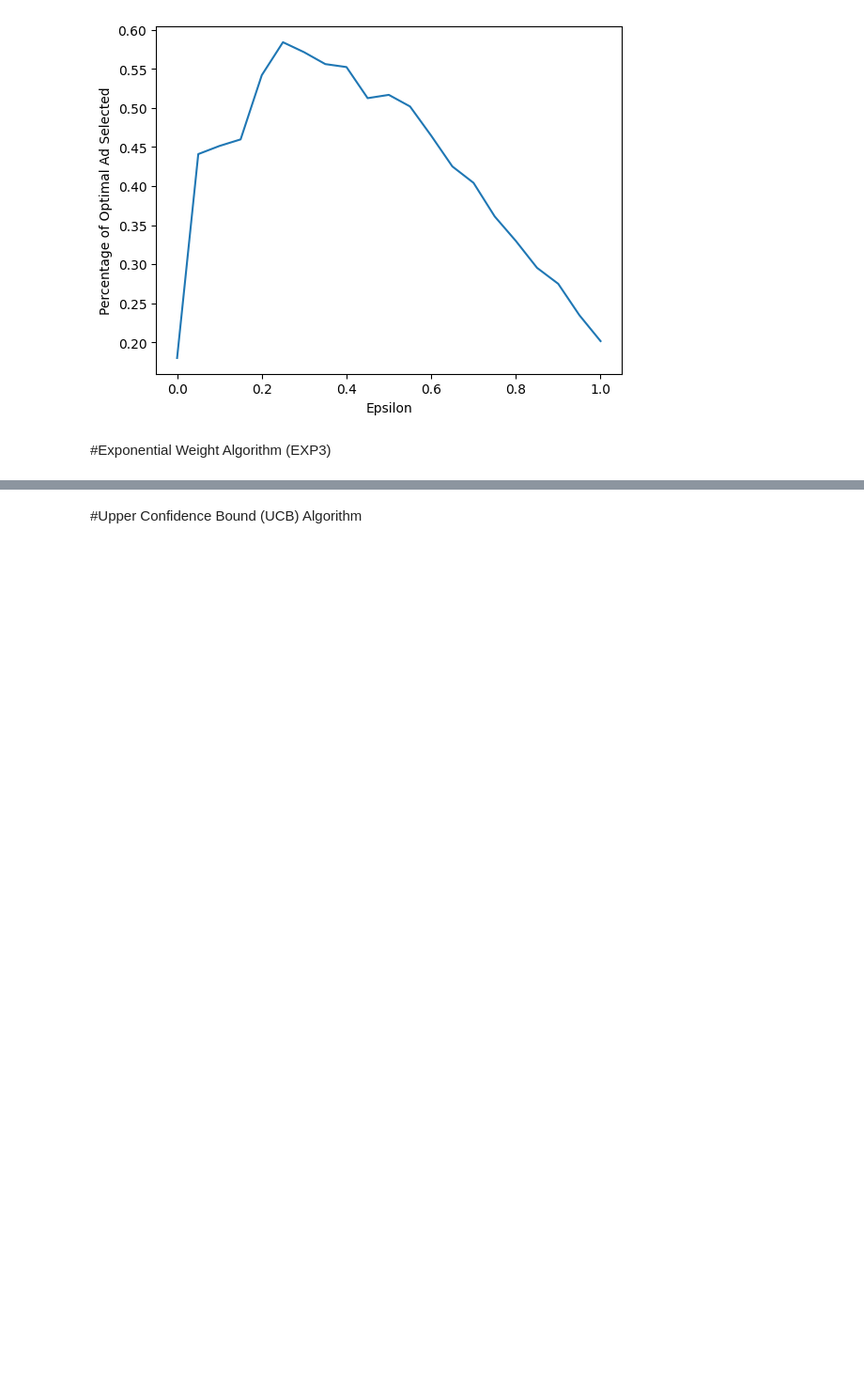
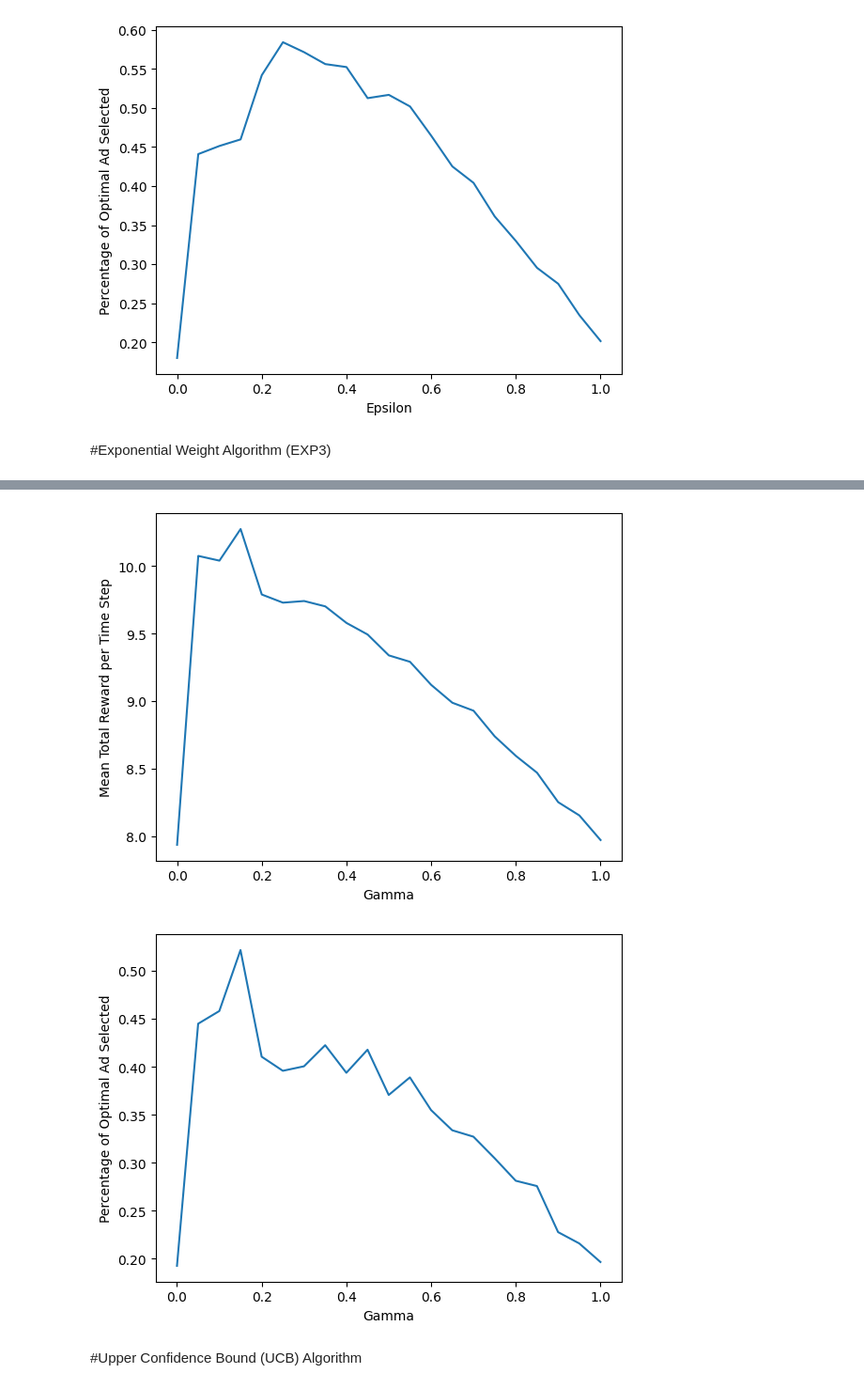
Before and after one commit to JohnYCLam/MachineLearning, a Jupyter notebook: Reinforcement_Learning_Multi_armed_Bandit.ipynb, the cells around one changed output, grey strips where cells are left out. Shown at 94% size. Drawn from its saved outputs; the diff is of its cells as text; code cells hidden in the pictures; blank space fills up the shorter version.

```diff
--- a/Reinforcement_Learning_Multi_armed_Bandit.ipynb
+++ b/Reinforcement_Learning_Multi_armed_Bandit.ipynb
@@ -54,6 +53,7 @@ class Base_Experiment:
         else:
             self.mabs = [mab(true_mean) for true_mean in true_means]
         self.cumulative_reward = 0.0
+        self.cumulative_rewards = [0.0]
         self.n_mabs = len(self.mabs)
         self.mabs_selected = []
         self.mean_rewards = None
@@ -66,15 +66,15 @@ class Base_Experiment:
 
     def select(self):
         current_means = [mab.estimate_mean for mab in self.mabs]
-        #print(current_means)
         max_index = random_argmax(current_means)
         return max_index
 
     def update(self, max_index):
         mab = self.mabs[max_index]
         reward = mab.return_reward()
-        mab.update()
+        mab.update(reward)
         self.cumulative_reward += reward
+        self.cumulative_rewards.append(self.cumulative_reward)
 
     def run(self, n_steps):
 
@@ -308,3 +358,20 @@ plt.show()
+# %%
+gammas = np.array(range(21))/20
+
+mean_rewards_per_param, percent_optimal_mab_selected_per_param = run_epochs(EXP3_Experiment, EXP3_MAB, true_means, epoch_length = 120, epochs = 80, gammas = gammas)
+# %%
+plt.plot(gammas, mean_rewards_per_param)
+plt.xlabel('Gamma')
+plt.ylabel('Mean Total Reward per Time Step')
+plt.show()
+
+plt.plot(gammas, percent_optimal_mab_selected_per_param)
+plt.xlabel('Gamma')
+plt.ylabel('Percentage of Optimal Ad Selected')
+plt.show()
+# %% [output]
+[figure, added]
+[figure, added]
 # %% [markdown]
 #Upper Confidence Bound (UCB) Algorithm
 # %%
```
Also changed, not shown: parts of 64 cells of this notebook.
